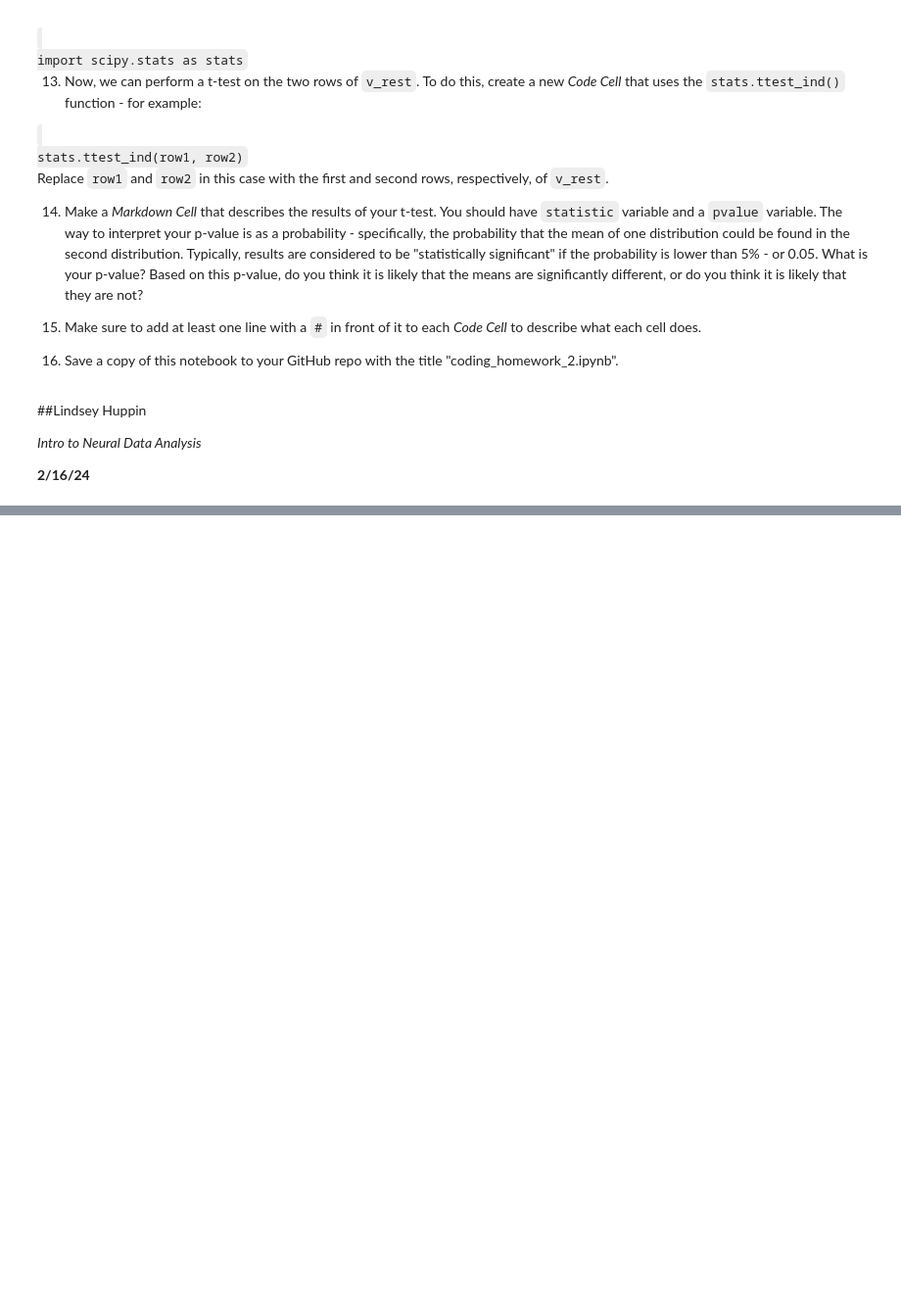
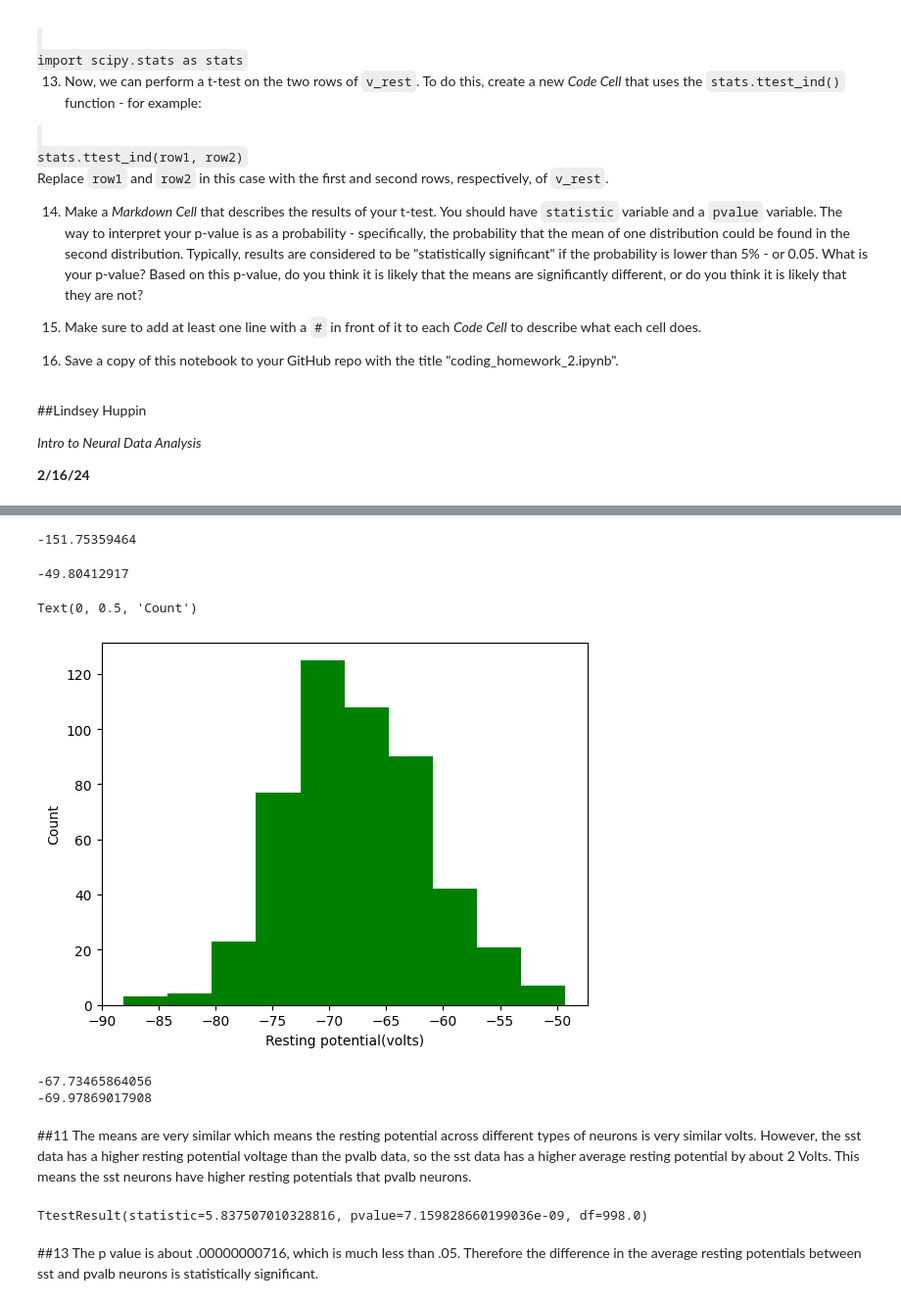
Before and after one commit to lindseyhuppin/Neur265Work, a Jupyter notebook: homework/coding_homework_2.ipynb, the cells around one changed output, grey strips where cells are left out. Shown at 98% size. Saved outputs shown, nothing was run; the diff lists cells and outputs as text; code cells hidden in the pictures; blank space fills up the shorter version.

```diff
--- a/homework/coding_homework_2.ipynb
+++ b/homework/coding_homework_2.ipynb
@@ -98,0 +98,30 @@ print(v_rest.size)
+# %%
+#7 print the sum of column 3
+v_rest[:,2].sum()
+# %% [output]
+-151.75359464
+# %%
+#8 return second to last value in second row
+v_rest[1,-2]
+# %% [output]
+-49.80412917
+# %%
+#9 labeled histogram of sst data
+plt.hist(v_rest[0], color = 'green')
+plt.xlabel('Resting potential(volts)')
+plt.ylabel('Count')
+# %% [output]
+Text(0, 0.5, 'Count')
+[figure, added]
+# %%
+#10 finding the mean of the sst and pvalb data
+v_rest_mean_sst = st.mean(v_rest[0])
+v_rest_mean_pvalb = st.mean(v_rest[1])
+print(v_rest_mean_sst)
+print(v_rest_mean_pvalb)
+# %% [output]
+-67.73465864056
+-69.97869017908
+# %% [markdown]
+##11
+The means are very similar which means the resting potential across different types of neurons is very similar volts. However, the sst data has a higher resting potential voltage than the pvalb data, so the sst data has a higher average resting potential by about 2 Volts. This means the sst neurons have higher resting potentials that pvalb neurons.
@@ -98,0 +131,8 @@ print(v_rest.size)
+# %%
+#13 creating a t-test for sst and pvalb data
+stats.ttest_ind(v_rest[0],v_rest[1])
+# %% [output]
+TtestResult(statistic=5.837507010328816, pvalue=7.159828660199036e-09, df=998.0)
+# %% [markdown]
+##13
+The p value is about .00000000716, which is much less than .05. Therefore the difference in the average resting potentials between sst and pvalb neurons is statistically significant.
```
Also changed, not shown: parts of 7 cells of this notebook.
